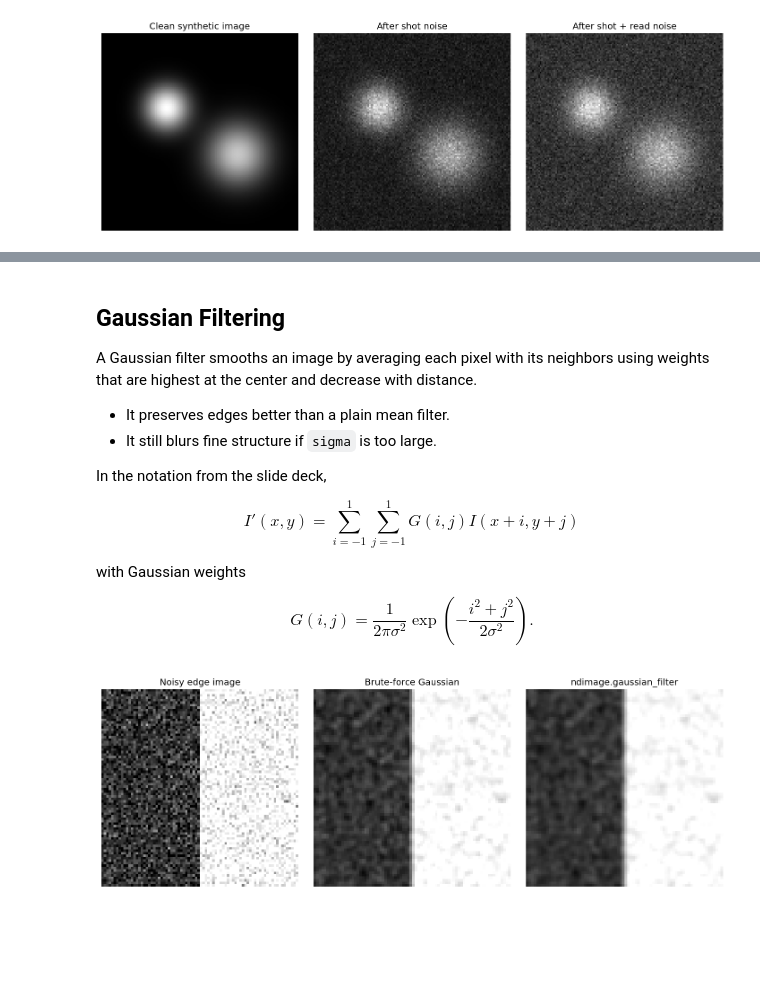
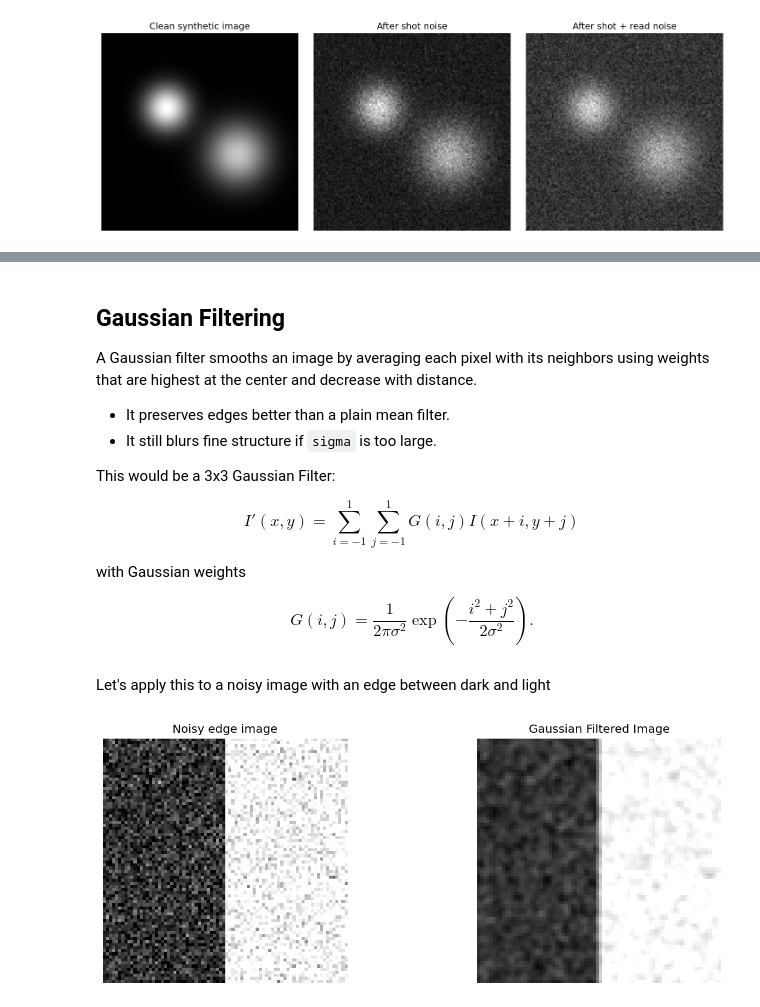
Before and after one commit to dgodovich/MOL518-Intro-to-Data-Analysis, a Jupyter notebook: Lecture_32/BPY518_Lecture32.ipynb, the cells around one changed output, grey strips where cells are left out. Saved outputs shown, nothing was run; the diff lists cells and outputs as text; code cells hidden in the pictures; blank space fills up the shorter version.

```diff
--- a/Lecture_32/BPY518_Lecture32.ipynb
+++ b/Lecture_32/BPY518_Lecture32.ipynb
@@ -271,7 +272,7 @@ A Gaussian filter smooths an image by averaging each pixel with its neighbors us
 - It preserves edges better than a plain mean filter.
 - It still blurs fine structure if `sigma` is too large.
 
-In the notation from the slide deck,
+This would be a 3x3 Gaussian Filter:
 
 $$
 I'(x,y) = \sum_{i=-1}^{1} \sum_{j=-1}^{1} G(i,j) I(x+i, y+j)
@@ -284,12 +285,12 @@ G(i,j) = \frac{1}{2\pi\sigma^2} \exp\left(-\frac{i^2 + j^2}{2\sigma^2}\right).
 $$
 # %%
 
-# Brute-force 3x3 Gaussian filter.
+# 3x3 Gaussian filter:
 def gaussian(di, dj, sigma):
     return (1 / (2 * math.pi * sigma**2)) * math.exp(-(di**2 + dj**2) / (2 * sigma**2))
 
 
-def gaussian_filter_brute_force(image, sigma=1.0):
+def gaussian_filter(image, sigma=1.0):
     image = image.astype(float)
     H, W = image.shape
     filtered = np.zeros((H - 2, W - 2), dtype=float)
@@ -304,31 +305,31 @@ def gaussian_filter_brute_force(image, sigma=1.0):
                     total_weight += weight
             filtered[i - 1, j - 1] = weighted_sum / total_weight
     return filtered
-
-
-edge_image = np.zeros((80, 80), dtype=float)
-edge_image[:, :40] = 0.2
-edge_image[:, 40:] = 1.0
-rng = np.random.default_rng(4)
-noisy_edge = edge_image + 0.15 * rng.normal(size=edge_image.shape)
-
-brute_gaussian = gaussian_filter_brute_force(noisy_edge, sigma=1.0)
-library_gaussian = ndimage.gaussian_filter(noisy_edge, sigma=1.0, mode='nearest')
-
-fig, axes = plt.subplots(1, 3, figsize=(12, 4))
-axes[0].imshow(noisy_edge, vmin=0, vmax=1)
-axes[0].set_title('Noisy edge image')
-axes[0].axis('off')
-axes[1].imshow(brute_gaussian, vmin=0, vmax=1)
-axes[1].set_title('Brute-force Gaussian')
-axes[1].axis('off')
-axes[2].imshow(library_gaussian[1:-1, 1:-1], vmin=0, vmax=1)
-axes[2].set_title('ndimage.gaussian_filter')
-axes[2].axis('off')
-plt.tight_layout()
-plt.show()
-# %% [output]
-[figure, removed]
+# %% [markdown]
+Let's apply this to a noisy image with an edge between dark and light
+# %%
+# Build a simple test image with a sharp vertical edge.
+edge_image = np.zeros((80, 80), dtype=float)
+edge_image[:, :40] = 0.2
+edge_image[:, 40:] = 1.0
+
+# Add Gaussian noise so we can see how smoothing affects both noise and edges.
+rng = np.random.default_rng(4)
+noisy_edge = edge_image + 0.15 * rng.normal(size=edge_image.shape)
+
+brute_gaussian = gaussian_filter(noisy_edge, sigma=1.0)
+
+fig, axes = plt.subplots(1, 2, figsize=(12, 4))
+axes[0].imshow(noisy_edge, vmin=0, vmax=1)
+axes[0].set_title('Noisy edge image')
+axes[0].axis('off')
+axes[1].imshow(brute_gaussian, vmin=0, vmax=1)
+axes[1].set_title('Gaussian Filtered Image')
+axes[1].axis('off')
+plt.tight_layout()
+plt.show()
+# %% [output]
+[figure, added]
 # %% [markdown]
 
 ## Convolutions in Image Processing
```
Also changed, not shown: parts of 23 cells of this notebook, 12 other files.
